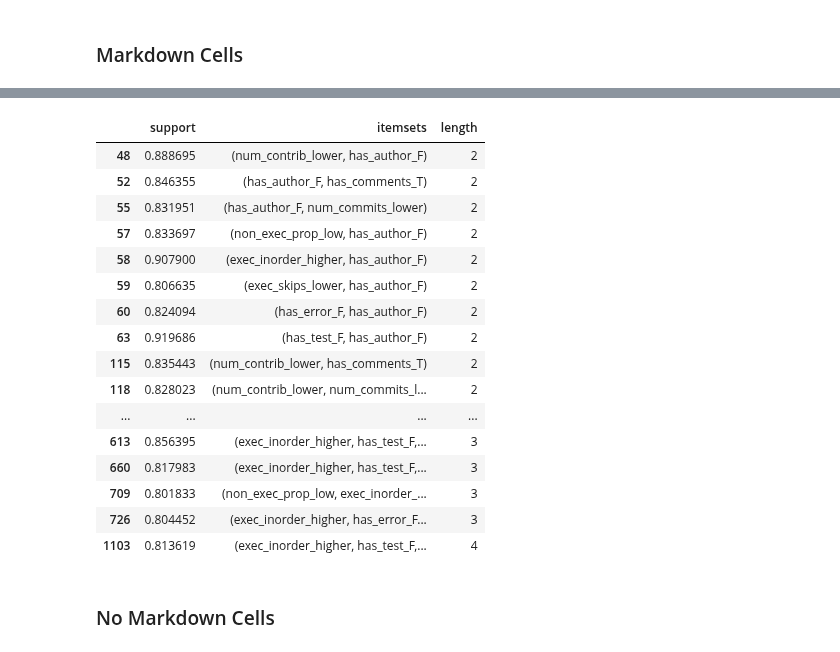
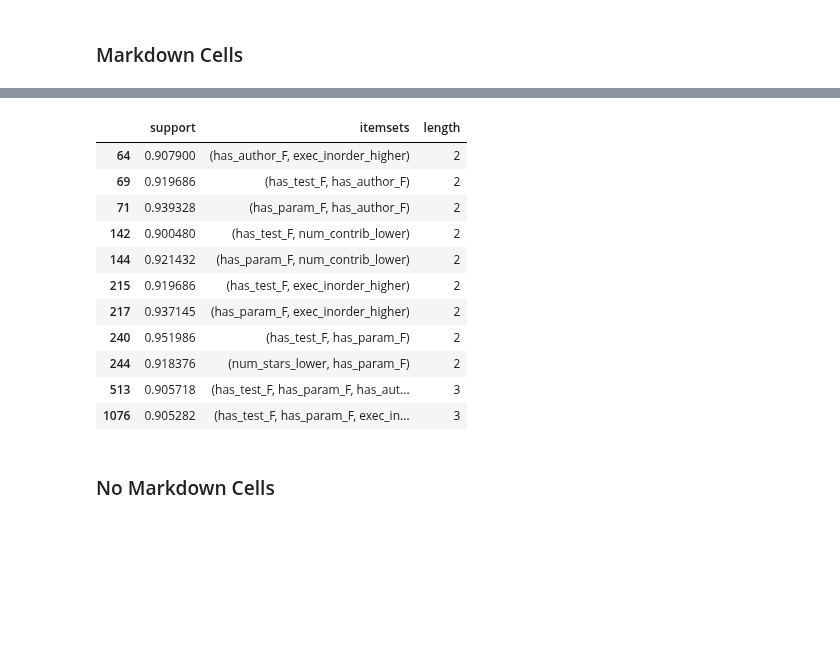
Before and after one commit to Isabel-Gan/quantifying-notebook-features, a Jupyter notebook: output/complete-runs/analysis/cat-factor-analysis.ipynb, the cells around one changed output, grey strips where cells are left out. Saved outputs shown, nothing was run; the diff lists cells and outputs as text; code cells hidden in the pictures; blank space fills up the shorter version.

```diff
--- a/output/complete-runs/analysis/cat-factor-analysis.ipynb
+++ b/output/complete-runs/analysis/cat-factor-analysis.ipynb
@@ -932,25 +938,20 @@ md_itemsets
 # %%
 # filter the itemsets
 md_itemsets[(md_itemsets['length'] >= 2) &
-           (md_itemsets['support'] >= 0.8)]
+           (md_itemsets['support'] >= 0.9)]
 # %% [output]
 |  | support | itemsets | length |
-| 48 | 0.888695 | (num_contrib_lower, has_author_F) | 2 |
-| 52 | 0.846355 | (has_author_F, has_comments_T) | 2 |
-| 55 | 0.831951 | (has_author_F, num_commits_lower) | 2 |
-| 57 | 0.833697 | (non_exec_prop_low, has_author_F) | 2 |
-| 58 | 0.907900 | (exec_inorder_higher, has_author_F) | 2 |
-| 59 | 0.806635 | (exec_skips_lower, has_author_F) | 2 |
-| 60 | 0.824094 | (has_error_F, has_author_F) | 2 |
-| 63 | 0.919686 | (has_test_F, has_author_F) | 2 |
-| 115 | 0.835443 | (num_contrib_lower, has_comments_T) | 2 |
-| 118 | 0.828023 | (num_contrib_lower, num_commits_l... | 2 |
-| ... | ... | ... | ... |
-| 613 | 0.856395 | (exec_inorder_higher, has_test_F,... | 3 |
-| 660 | 0.817983 | (exec_inorder_higher, has_test_F,... | 3 |
-| 709 | 0.801833 | (non_exec_prop_low, exec_inorder_... | 3 |
-| 726 | 0.804452 | (exec_inorder_higher, has_error_F... | 3 |
-| 1103 | 0.813619 | (exec_inorder_higher, has_test_F,... | 4 |
+| 64 | 0.907900 | (has_author_F, exec_inorder_higher) | 2 |
+| 69 | 0.919686 | (has_test_F, has_author_F) | 2 |
+| 71 | 0.939328 | (has_param_F, has_author_F) | 2 |
+| 142 | 0.900480 | (has_test_F, num_contrib_lower) | 2 |
+| 144 | 0.921432 | (has_param_F, num_contrib_lower) | 2 |
+| 215 | 0.919686 | (has_test_F, exec_inorder_higher) | 2 |
+| 217 | 0.937145 | (has_param_F, exec_inorder_higher) | 2 |
+| 240 | 0.951986 | (has_test_F, has_param_F) | 2 |
+| 244 | 0.918376 | (num_stars_lower, has_param_F) | 2 |
+| 513 | 0.905718 | (has_test_F, has_param_F, has_aut... | 3 |
+| 1076 | 0.905282 | (has_test_F, has_param_F, exec_in... | 3 |
 # %% [markdown]
 ### No Markdown Cells
 # %%
```
Also changed, not shown: parts of 28 cells of this notebook, 8 other files.
